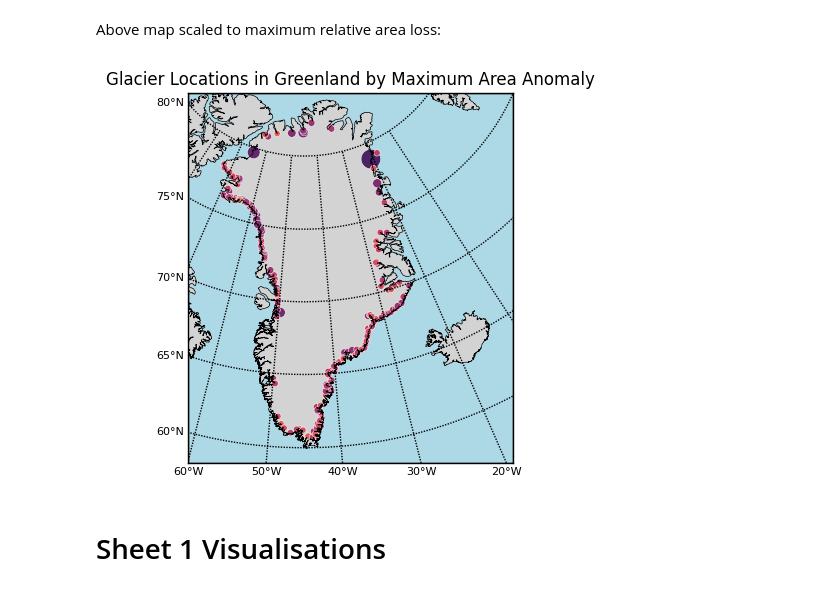
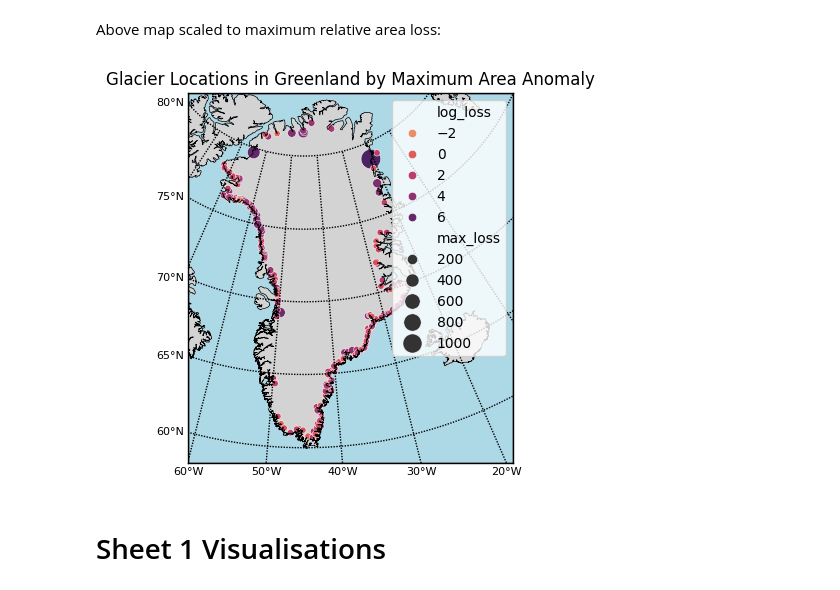
Before and after one commit to joelbarron06/ESDA2_Project, a Jupyter notebook: project_code.ipynb, the cells around one changed output. Drawn from its saved outputs; the diff is of its cells as text; code cells hidden in the pictures.

```diff
--- a/project_code.ipynb
+++ b/project_code.ipynb
@@ -515,35 +515,35 @@ m = Basemap(
 m.drawcoastlines(linewidth=0.5)
 m.drawcountries(linewidth=1)
 m.fillcontinents(color='lightgray', lake_color='lightblue')
 m.drawmapboundary(fill_color='lightblue')
 
 # Add gridlines
 m.drawmeridians(range(-80, 0, 10), labels=[0,0,0,1], fontsize=8)
 m.drawparallels(range(60, 85, 5), labels=[1,0,0,0], fontsize=8)
 
 # calculate relative area loss for all glaciers
 area_anomaly = (glacier_timeseries - glacier_timeseries.iloc[0])
 max_area_anomaly = - area_anomaly.min()
 
 # create a dataframe for plotting of glacier xy locations and max relative loss
 plot_df = pd.DataFrame(columns=['glacier', 'x', 'y', 'max_loss', 'log_loss', 'rel_loss'])
 for glacier in glacier_locations:
     lat = glacier_locations[glacier]['lat']
     lon = glacier_locations[glacier]['lon']
     x, y = m(lon, lat)
     max_loss = max_area_anomaly[glacier]
     rel_loss = max_loss / glacier_timeseries[glacier].iloc[0]
     log_loss = np.log(max_loss) if max_loss > 0 else 0
     new_row = {'glacier': glacier, 'x': x, 'y': y, 'max_loss': max_loss, 'log_loss': log_loss, 'rel_loss': rel_loss}
     plot_df = pd.concat([plot_df, pd.DataFrame([new_row])], ignore_index=True)
 
 plot_df.set_index('glacier', inplace=True)
 
-sns.scatterplot(data=plot_df, x='x', y='y', size='max_loss', sizes=(20,200), hue='log_loss', palette='flare', legend=False)
+sns.scatterplot(data=plot_df, x='x', y='y', size='max_loss', sizes=(20,200), hue='log_loss', palette='flare', legend=True)
 plt.title('Glacier Locations in Greenland by Maximum Area Anomaly')
 plt.show()
 # %% [output]
-[figure, old version]
+[figure, new version]
 # %% [markdown]
 # Sheet 1 Visualisations
 # %%
```
Also changed, not shown: parts of 10 cells of this notebook.
